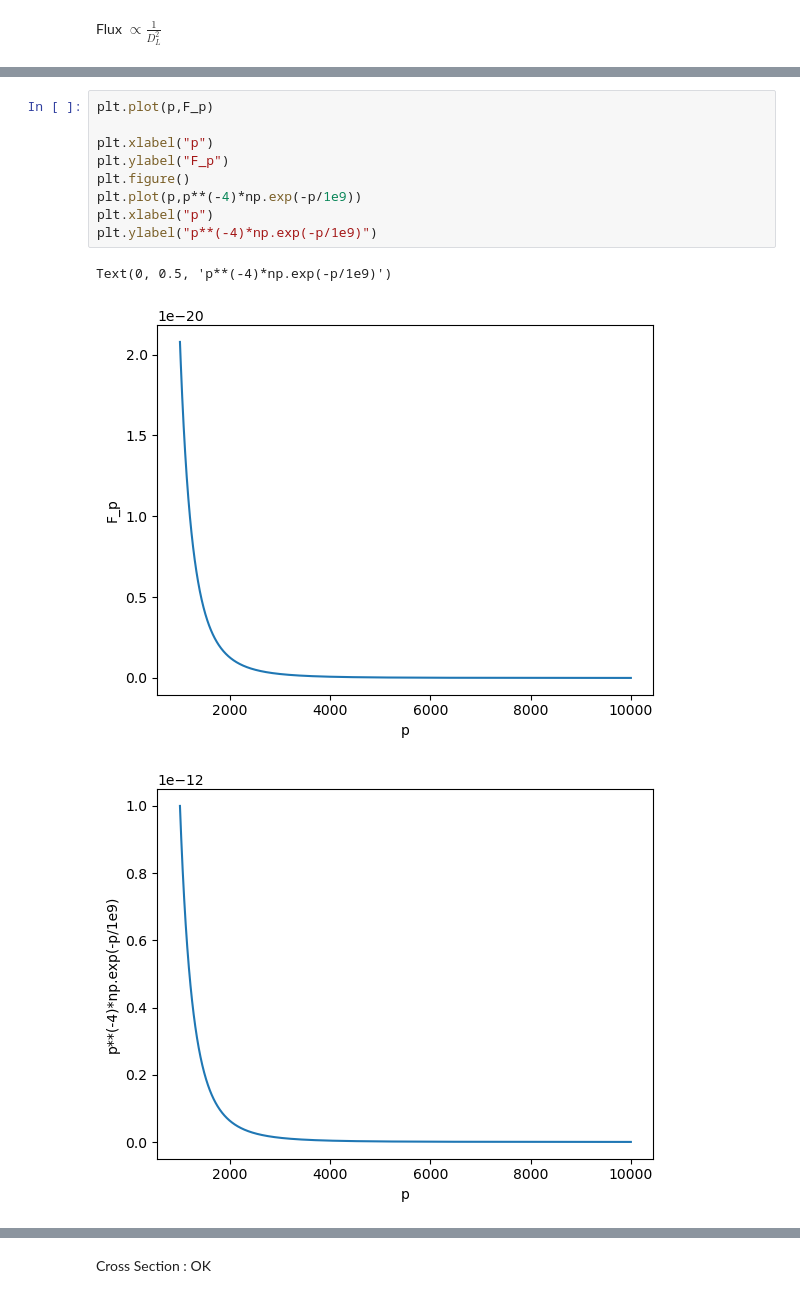
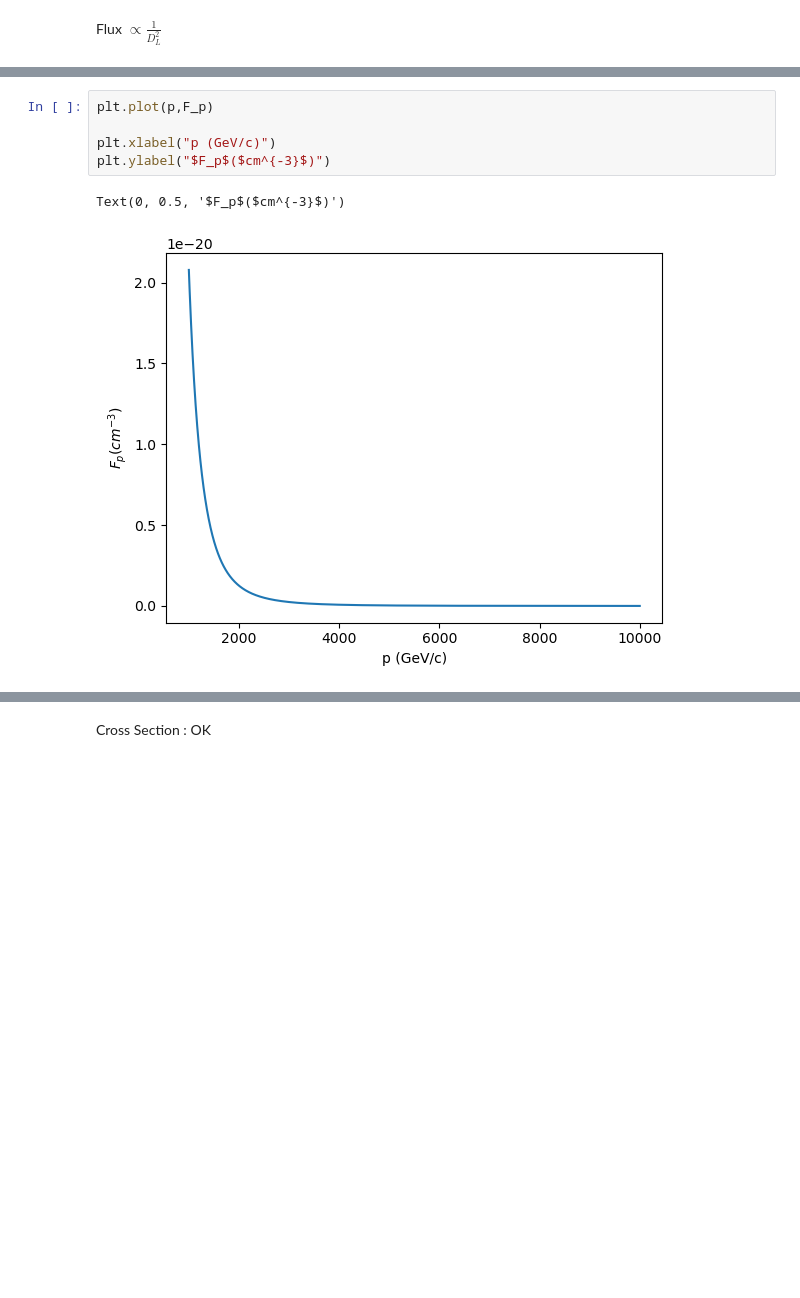
Before and after one commit to VictorCourvoisierGernigon/neutrino-gamma-flux-GOALS-galaxies, a Jupyter notebook: Tests.ipynb, the cells around one changed output, grey strips where cells are left out. Saved outputs shown, nothing was run; the diff lists cells and outputs as text; blank space fills up the shorter version.

```diff
--- a/Tests.ipynb
+++ b/Tests.ipynb
@@ -96,16 +109,11 @@ F_p=f_p(p, 250, 500, 1000, 150, 0.1, 1e9, 4.0, 1e8, 2.5)
 # %%
 plt.plot(p,F_p)
 
-plt.xlabel("p")
-plt.ylabel("F_p")
-plt.figure()
-plt.plot(p,p**(-4)*np.exp(-p/1e9))
-plt.xlabel("p")
-plt.ylabel("p**(-4)*np.exp(-p/1e9)")
+plt.xlabel("p (GeV/c)")
+plt.ylabel("$F_p$($cm^{-3}$)")
 # %% [output]
-Text(0, 0.5, 'p**(-4)*np.exp(-p/1e9)')
+Text(0, 0.5, '$F_p$($cm^{-3}$)')
-[figure, old version]
+[figure, new version]
-[figure, removed]
 # %%
 Energy=np.linspace(1.22,10,1000000)
 Energy=np.delete(Energy,10)
```
Also changed, not shown: parts of 9 cells of this notebook, 7 other files.
